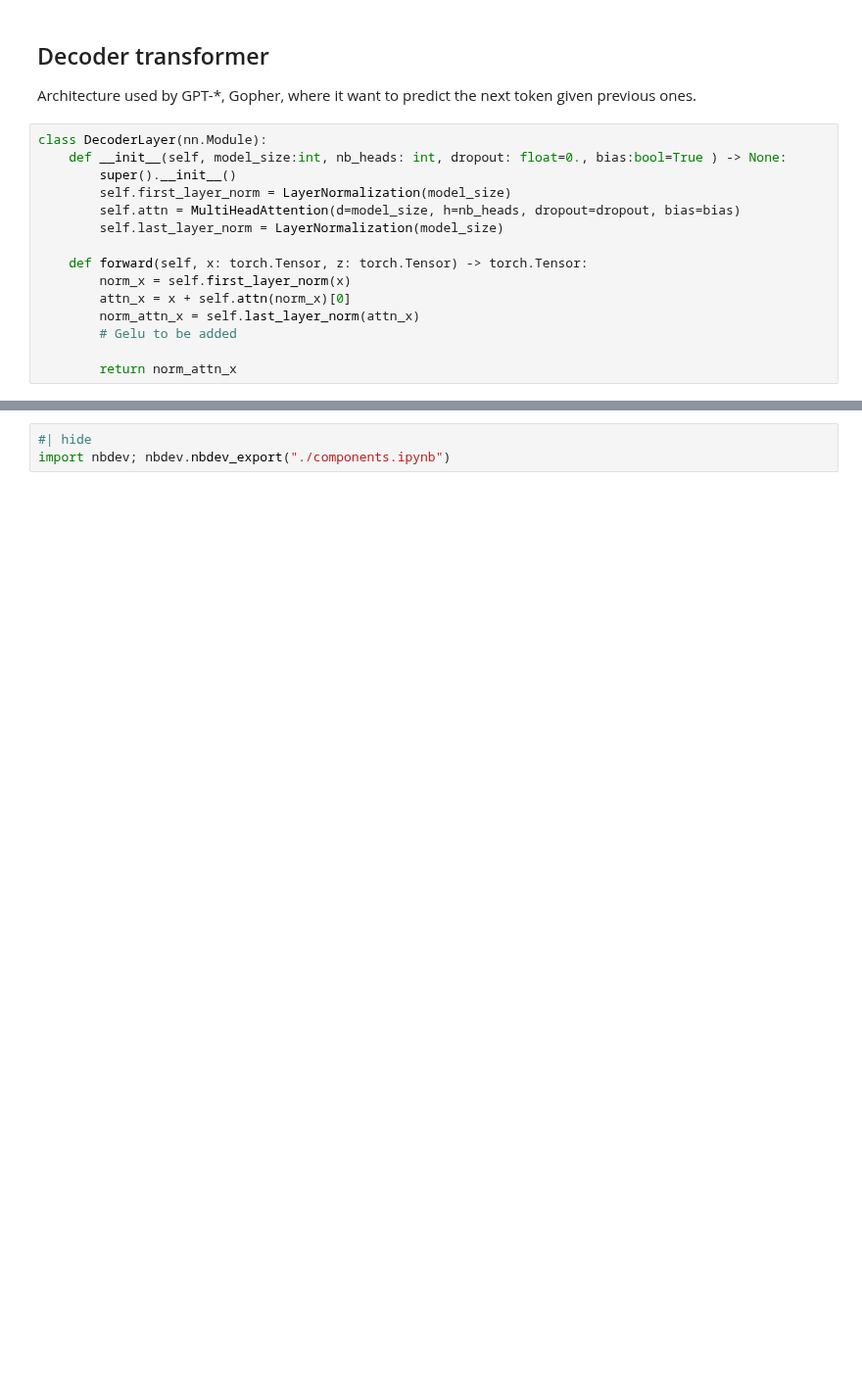
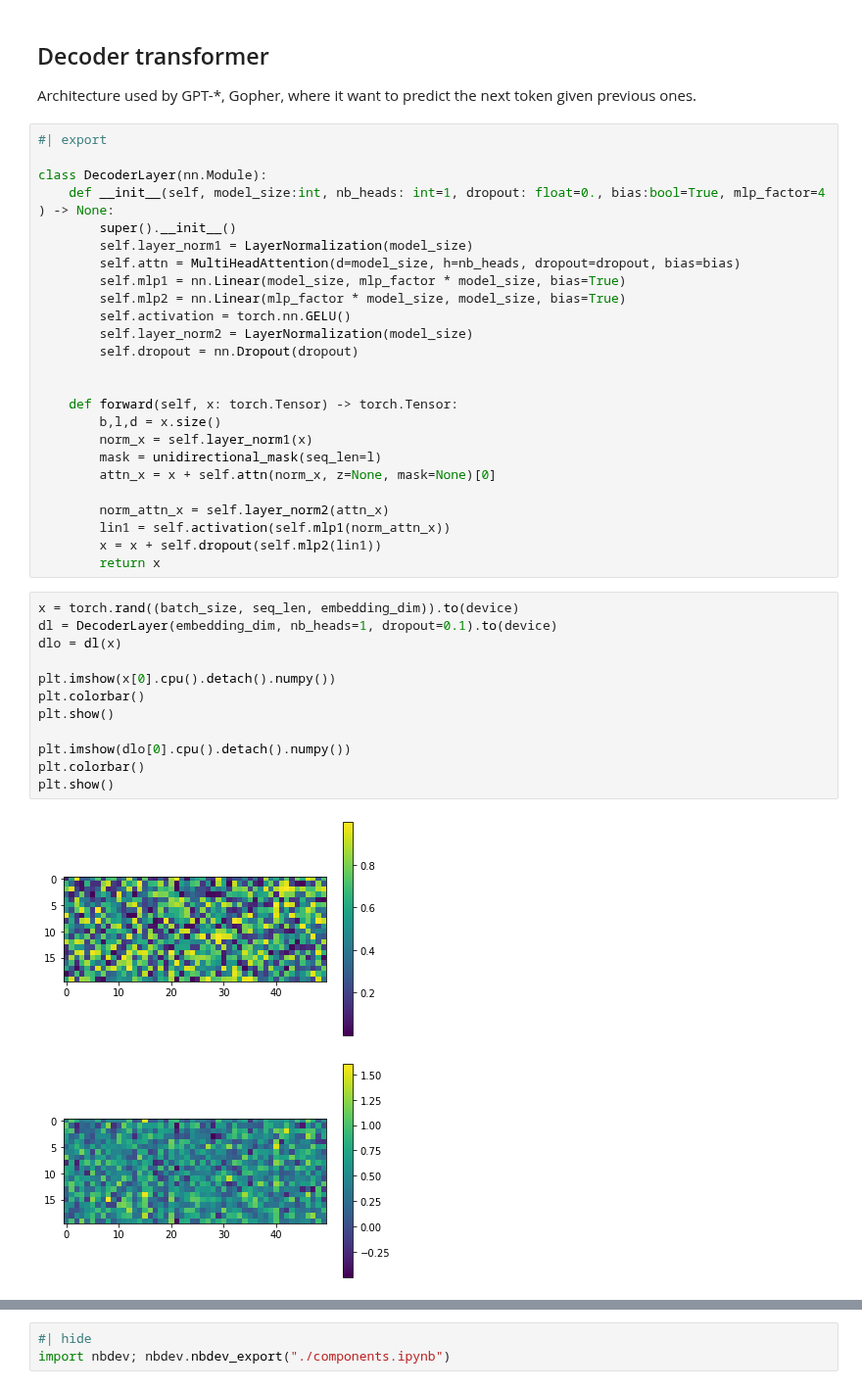
Before and after one commit to jean-kunz/transformer_implementations, a Jupyter notebook: notebooks/components.ipynb, the cells around one changed output, grey strips where cells are left out. Shown at 98% size. Drawn from its saved outputs; the diff is of its cells as text; blank space fills up the shorter version.

Commit message:
decondertransformer first implem

```diff
--- a/notebooks/components.ipynb
+++ b/notebooks/components.ipynb
@@ -461,18 +467,43 @@ assert torch.allclose(x_hat, torch_x_hat, rtol=0.02, atol=0.), "my implementatio
 
 Architecture used by GPT-*, Gopher, where it want to predict the next token given previous ones.
 # %%
+#| export
+
 class DecoderLayer(nn.Module):
-    def __init__(self, model_size:int, nb_heads: int, dropout: float=0., bias:bool=True ) -> None:
+    def __init__(self, model_size:int, nb_heads: int=1, dropout: float=0., bias:bool=True, mlp_factor=4 ) -> None:
         super().__init__()
-        self.first_layer_norm = LayerNormalization(model_size)
+        self.layer_norm1 = LayerNormalization(model_size)
         self.attn = MultiHeadAttention(d=model_size, h=nb_heads, dropout=dropout, bias=bias)
-        self.last_layer_norm = LayerNormalization(model_size)
+        self.mlp1 = nn.Linear(model_size, mlp_factor * model_size, bias=True)
+        self.mlp2 = nn.Linear(mlp_factor * model_size, model_size, bias=True)
+        self.activation = torch.nn.GELU()
+        self.layer_norm2 = LayerNormalization(model_size)
+        self.dropout = nn.Dropout(dropout)
 
-    def forward(self, x: torch.Tensor, z: torch.Tensor) -> torch.Tensor:
-        norm_x = self.first_layer_norm(x)
-        attn_x = x + self.attn(norm_x)[0]
-        norm_attn_x = self.last_layer_norm(attn_x)
-        # Gelu to be added
 
-        return norm_attn_x
+    def forward(self, x: torch.Tensor) -> torch.Tensor:
+        b,l,d = x.size()
+        norm_x = self.layer_norm1(x)
+        mask = unidirectional_mask(seq_len=l)
+        attn_x = x + self.attn(norm_x, z=None, mask=None)[0]
+
+        norm_attn_x = self.layer_norm2(attn_x)
+        lin1 = self.activation(self.mlp1(norm_attn_x))
+        x = x + self.dropout(self.mlp2(lin1))
+        return x
+# %%
+x = torch.rand((batch_size, seq_len, embedding_dim)).to(device)
+dl = DecoderLayer(embedding_dim, nb_heads=1, dropout=0.1).to(device)
+dlo = dl(x)
+
+plt.imshow(x[0].cpu().detach().numpy())
+plt.colorbar()
+plt.show()
+
+plt.imshow(dlo[0].cpu().detach().numpy())
+plt.colorbar()
+plt.show()
+# %% [output]
+[figure, added]
+[figure, added]
 # %%
```
Also changed, not shown: parts of 12 cells of this notebook, 2 other files.
